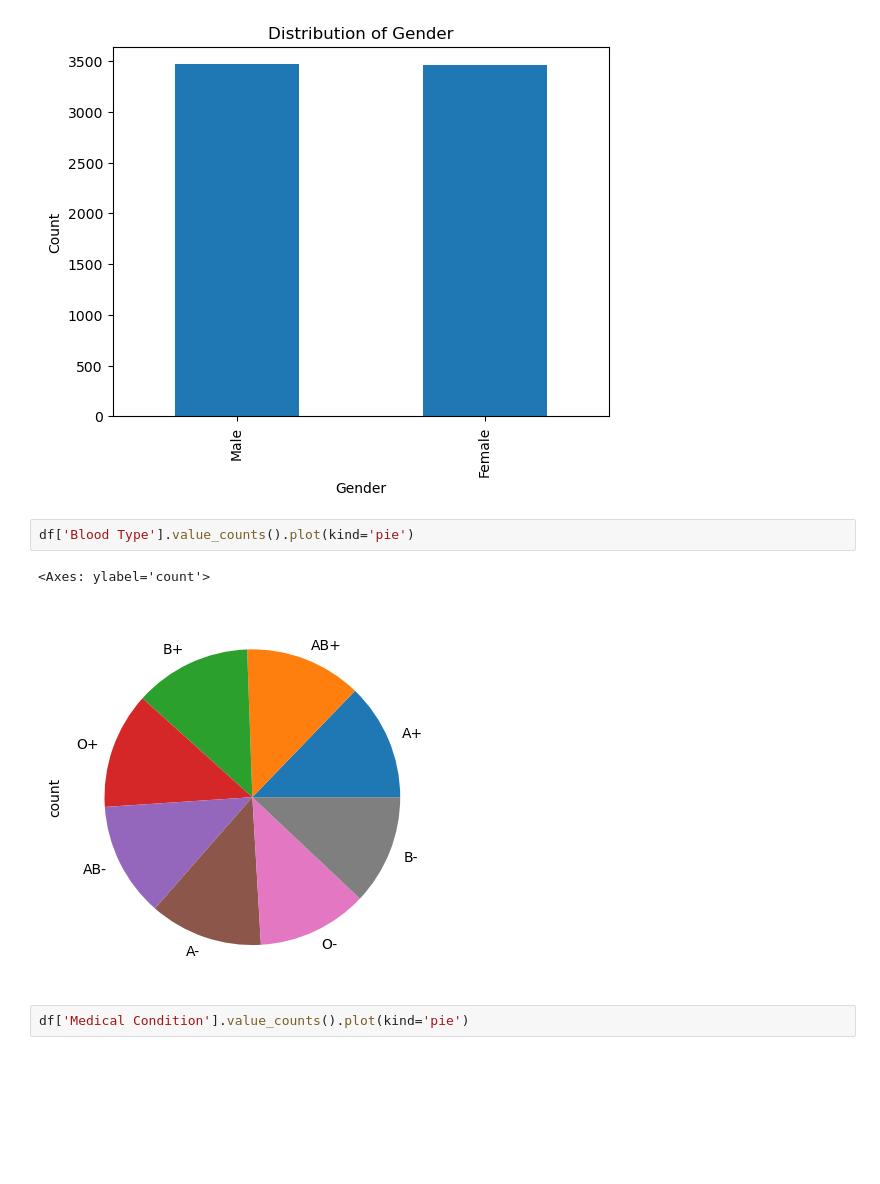
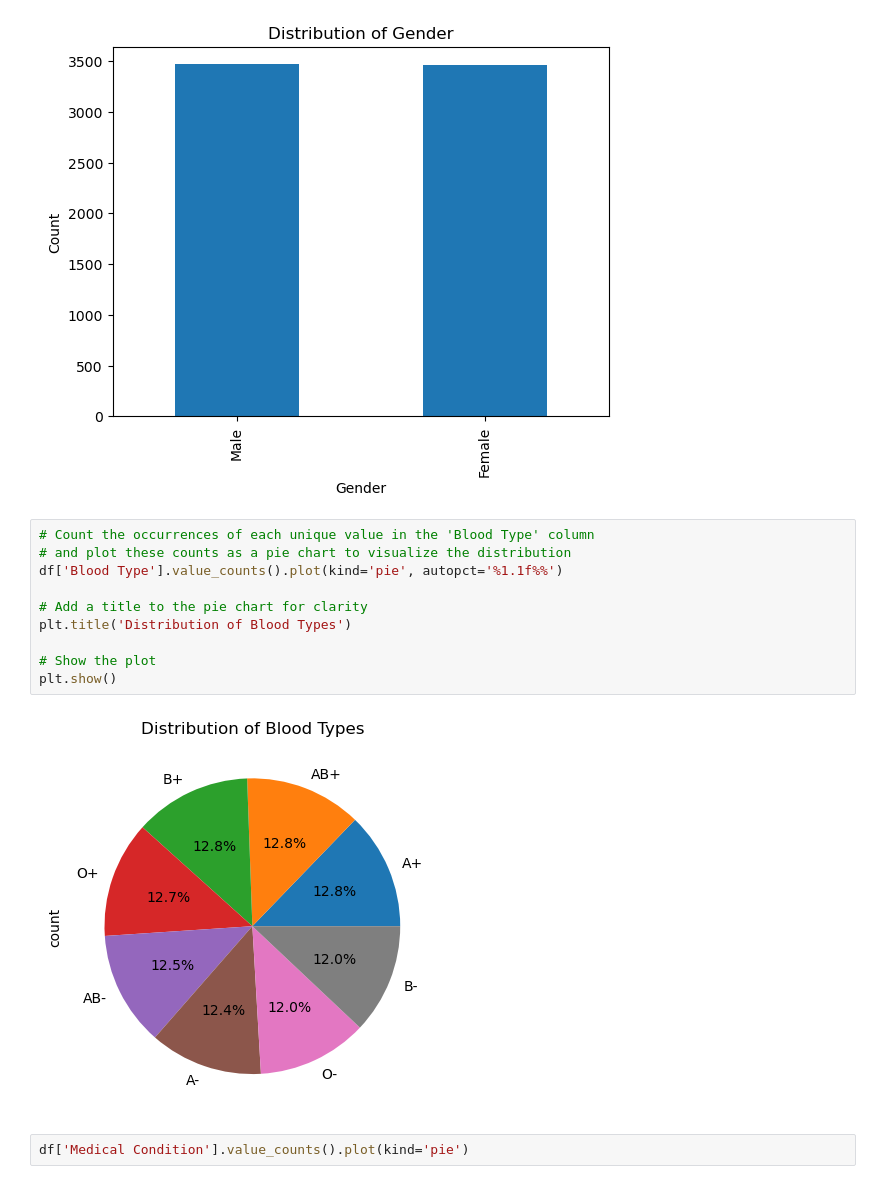
Before and after one commit to abwakujeff/Healthcare, a Jupyter notebook: Healthcare.ipynb, the cells around one changed output. Drawn from its saved outputs; the diff is of its cells as text; blank space fills up the shorter version.

```diff
--- a/Healthcare.ipynb
+++ b/Healthcare.ipynb
@@ -169,10 +169,17 @@ plt.show()
 # %% [output]
 [figure]
 # %%
-df['Blood Type'].value_counts().plot(kind='pie')
+# Count the occurrences of each unique value in the 'Blood Type' column
+# and plot these counts as a pie chart to visualize the distribution
+df['Blood Type'].value_counts().plot(kind='pie', autopct='%1.1f%%')
+
+# Add a title to the pie chart for clarity
+plt.title('Distribution of Blood Types')
+
+# Show the plot
+plt.show()
 # %% [output]
-<Axes: ylabel='count'>
-[figure, old version]
+[figure, new version]
 # %%
 df['Medical Condition'].value_counts().plot(kind='pie')
 # %% [output]
```
